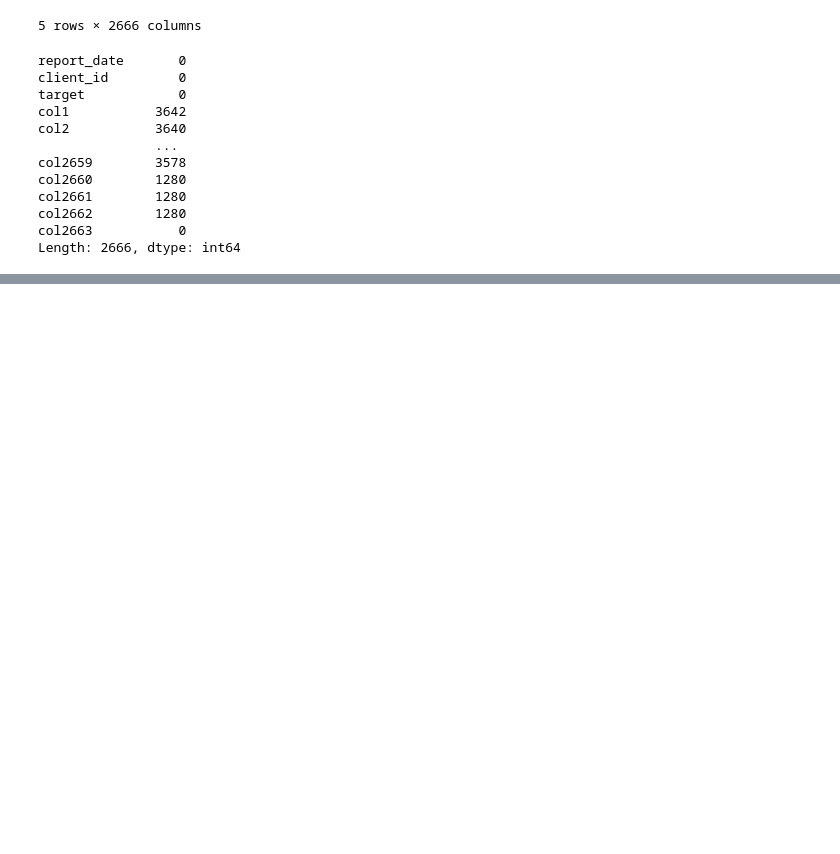
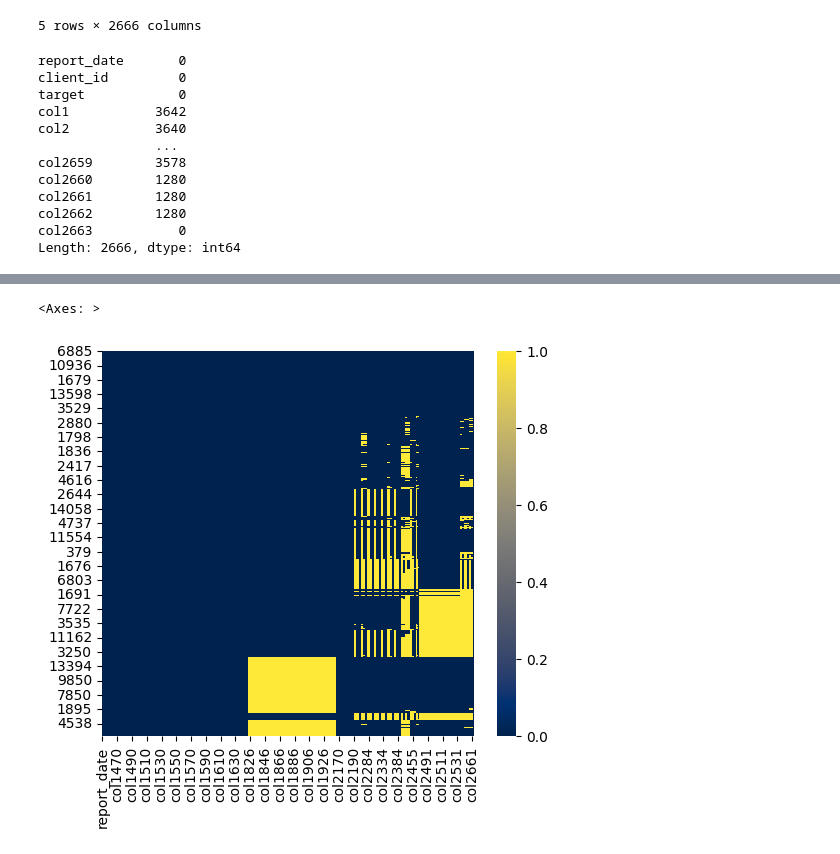
Before and after one commit to cryzzone/intensive_two, a Jupyter notebook: final/Кейс__Самолёт_.ipynb, the cells around one changed output, grey strips where cells are left out. Saved outputs shown, nothing was run; the diff lists cells and outputs as text; code cells hidden in the pictures; blank space fills up the shorter version.

```diff
--- a/final/Кейс__Самолёт_.ipynb
+++ b/final/Кейс__Самолёт_.ipynb
@@ -500,0 +83,5 @@ dtype: int64
+# %%
+threshold = 0.7
+train_count = train.loc[:, train.isnull().mean() < threshold]
+threshold = 0.7
+train_count = train_count[train_count.isnull().mean(axis=1) < threshold]
@@ -500,0 +136,6 @@ dtype: int64
+# %%
+plt.figure(figsize=(6, 5))
+sns.heatmap(train_sort.isnull(), cmap='cividis')
+# %% [output]
+<Axes: >
+[figure, added]
```
Also changed, not shown: parts of 55 cells of this notebook.
